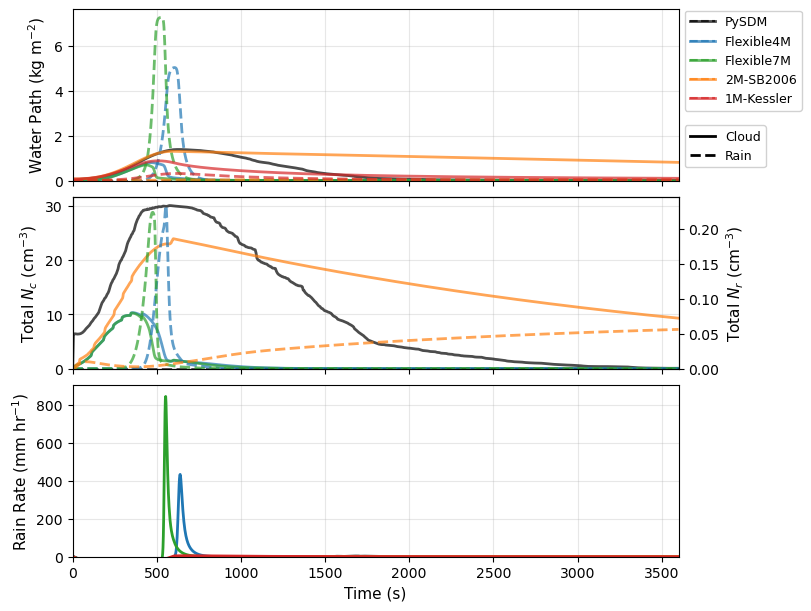
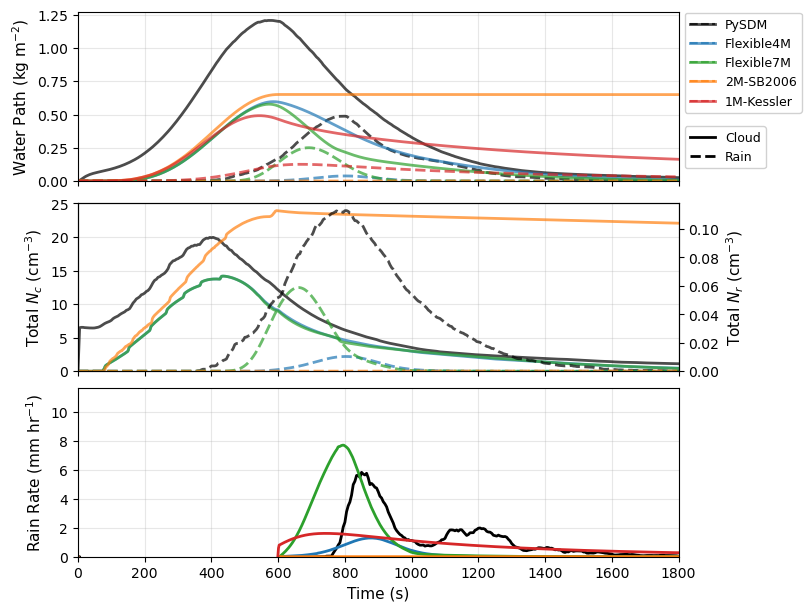
Code edit (unified diff) that turned the first committed figure into the second:
--- before
+++ after
@@ -1,4 +1,4 @@
 from plotting_utils import plot_time_series
 
-fig, ax = plot_time_series(datasets, figsize=(8, 6), tmax=3600)
-fig.savefig("../figures/fig9_KiD_series.pdf")
+fig, ax = plot_time_series(datasets, figsize=(8, 6), tmax=1800)
+fig.savefig("../figures/fig10_KiD_series.pdf")

Commit: Finishing up new figures